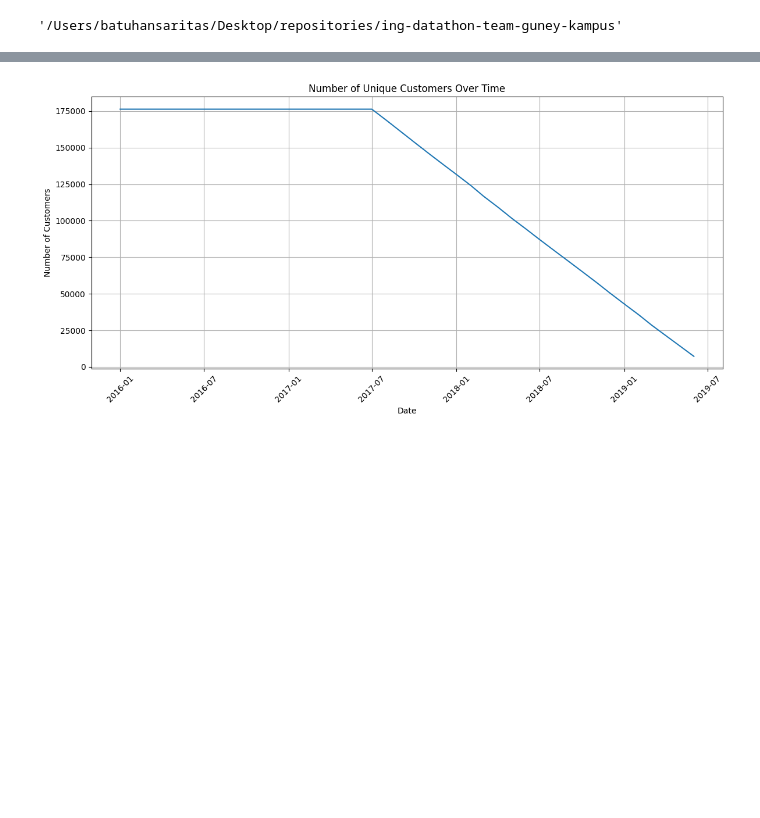
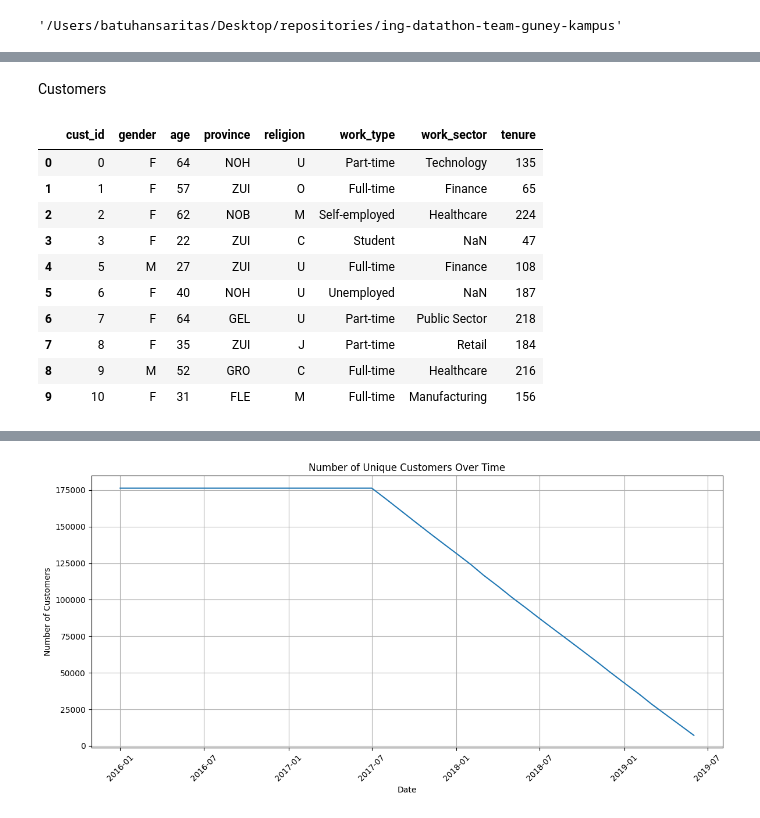
Before and after one commit to bthnsrts/datathon-team-guney-kampus, a Jupyter notebook: notebooks/exploratory_data_analysis.ipynb, the cells around one changed output, grey strips where cells are left out. Saved outputs shown, nothing was run; the diff lists cells and outputs as text; code cells hidden in the pictures; blank space fills up the shorter version.

```diff
--- a/notebooks/exploratory_data_analysis.ipynb
+++ b/notebooks/exploratory_data_analysis.ipynb
@@ -31,0 +91,16 @@ cust_hist.head(10)
+# %% [markdown]
+Customers
+# %%
+cust.head(10)
+# %% [output]
+|  | cust_id | gender | age | province | religion | work_type | work_sector | tenure |
+| 0 | 0 | F | 64 | NOH | U | Part-time | Technology | 135 |
+| 1 | 1 | F | 57 | ZUI | O | Full-time | Finance | 65 |
+| 2 | 2 | F | 62 | NOB | M | Self-employed | Healthcare | 224 |
+| 3 | 3 | F | 22 | ZUI | C | Student | NaN | 47 |
+| 4 | 5 | M | 27 | ZUI | U | Full-time | Finance | 108 |
+| 5 | 6 | F | 40 | NOH | U | Unemployed | NaN | 187 |
+| 6 | 7 | F | 64 | GEL | U | Part-time | Public Sector | 218 |
+| 7 | 8 | F | 35 | ZUI | J | Part-time | Retail | 184 |
+| 8 | 9 | M | 52 | GRO | C | Full-time | Healthcare | 216 |
+| 9 | 10 | F | 31 | FLE | M | Full-time | Manufacturing | 156 |
```
Also changed, not shown: parts of 19 cells of this notebook.
